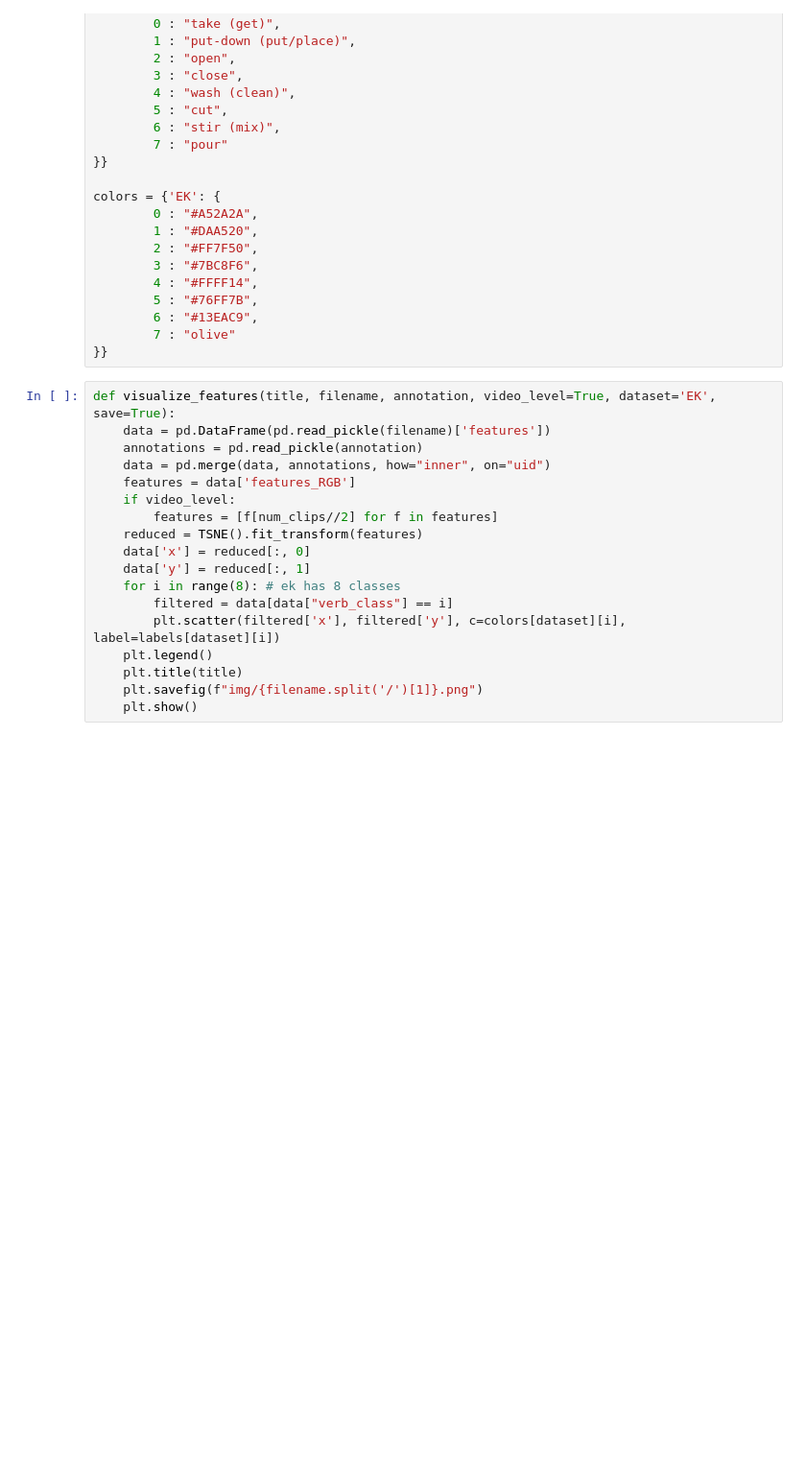
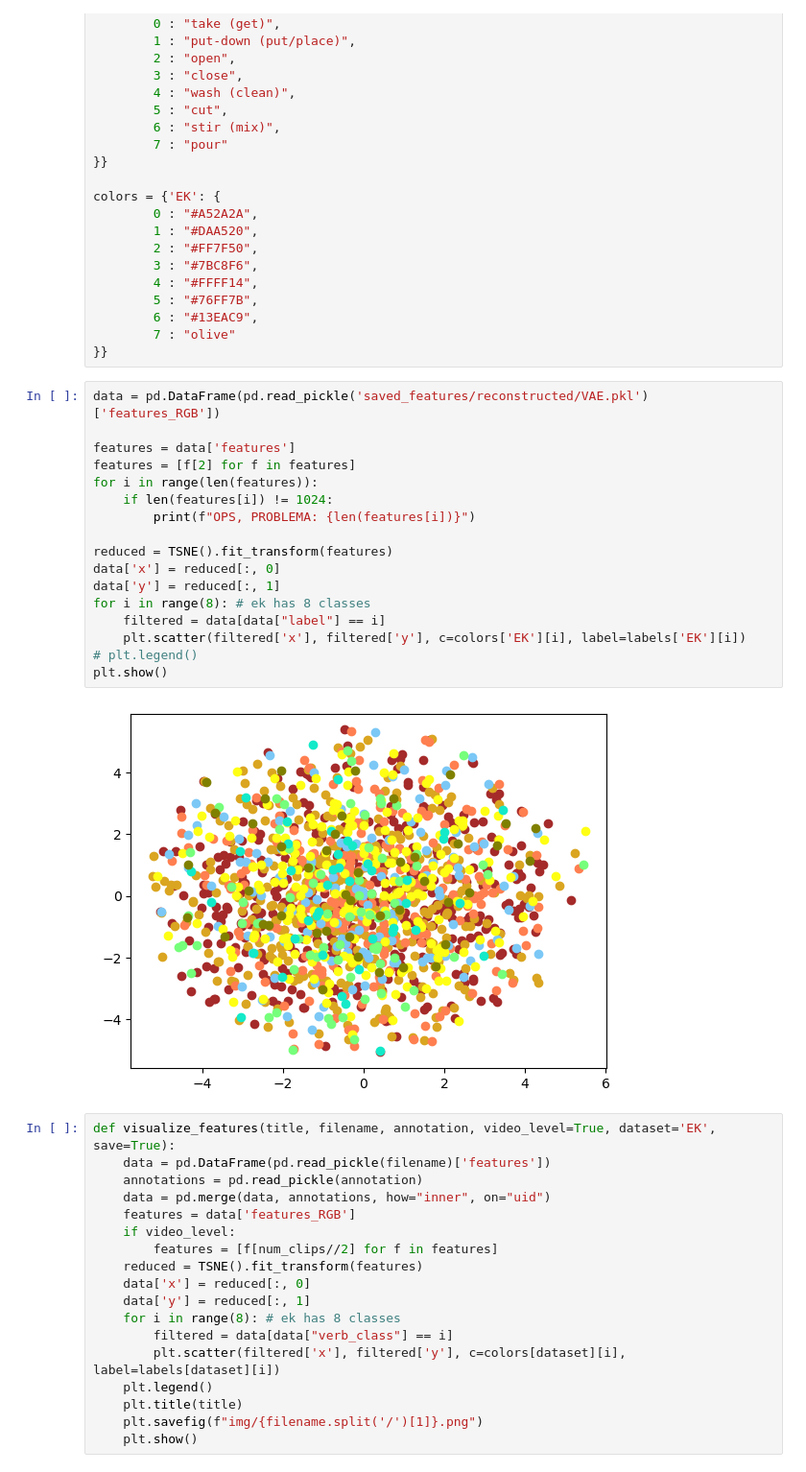
Before and after one commit to gabbiurlaro/aml22-ego, a Jupyter notebook: visualize_feature.ipynb, the cells around one changed output. Shown at 96% size. Cells and saved outputs as stored; diff of their text form; blank space fills up the shorter version.

```diff
--- a/visualize_feature.ipynb
+++ b/visualize_feature.ipynb
@@ -31,6 +31,25 @@ colors = {'EK': {
         6 : "#13EAC9",
         7 : "olive"
 }}
+# %%
+data = pd.DataFrame(pd.read_pickle('saved_features/reconstructed/VAE.pkl')['features_RGB'])
+
+features = data['features']
+features = [f[2] for f in features]
+for i in range(len(features)):
+    if len(features[i]) != 1024:
+        print(f"OPS, PROBLEMA: {len(features[i])}")
+
+reduced = TSNE().fit_transform(features)
+data['x'] = reduced[:, 0]
+data['y'] = reduced[:, 1]
+for i in range(8): # ek has 8 classes
+    filtered = data[data["label"] == i]
+    plt.scatter(filtered['x'], filtered['y'], c=colors['EK'][i], label=labels['EK'][i])
+# plt.legend()
+plt.show()
+# %% [output]
+[figure, added]
 # %%
 def visualize_features(title, filename, annotation, video_level=True, dataset='EK', save=True):
     data = pd.DataFrame(pd.read_pickle(filename)['features'])
```
Also changed, not shown: 2 other files.
